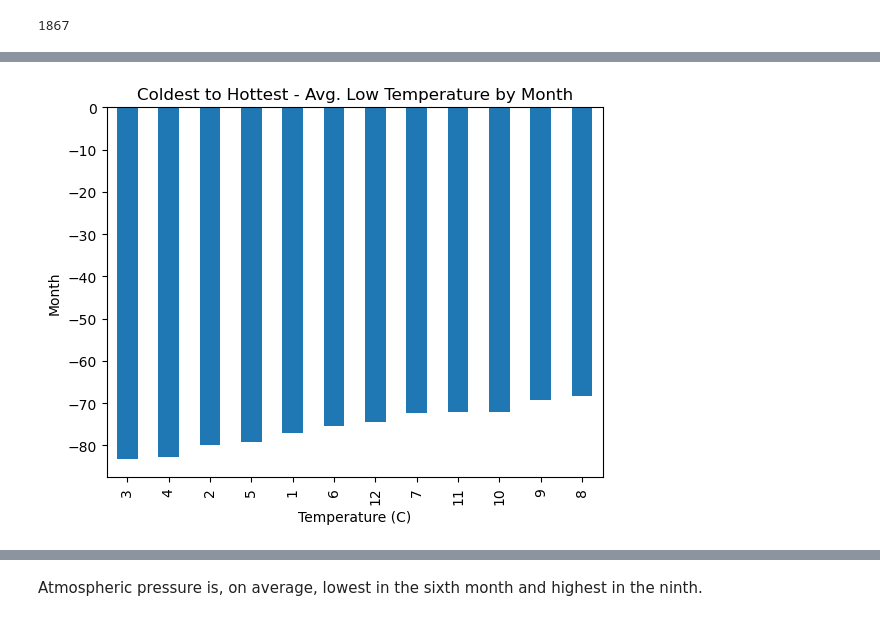
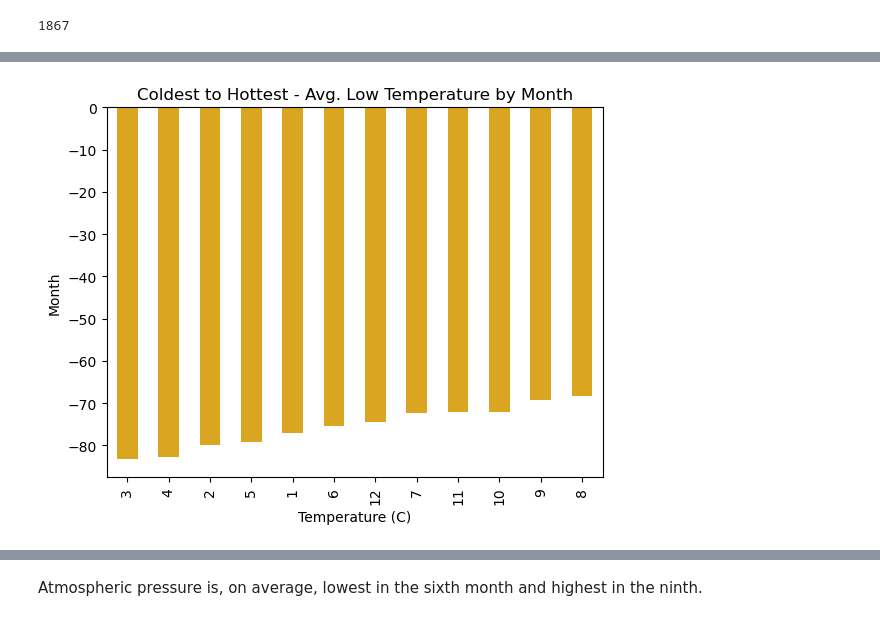
Before and after one commit to gfoley15/datacollection_challenge, a Jupyter notebook: part2/part_2_mars_weather.ipynb, the cells around one changed output, grey strips where cells are left out. Cells and saved outputs as stored; diff of their text form; code cells hidden in the pictures.

```diff
--- a/part2/part_2_mars_weather.ipynb
+++ b/part2/part_2_mars_weather.ipynb
@@ -220,10 +220,10 @@ Name: min_temp, dtype: float64
 # %%
 # Identify the coldest and hottest months in Curiosity's location
 sorted_avg_low_temps = avg_low_temps.sort_values()
-sorted_avg_low_temps.plot(kind = 'bar',
+sorted_avg_low_temps.plot(kind = 'bar', color="goldenrod",
     title="Coldest to Hottest - Avg. Low Temperature by Month",
     xlabel="Temperature (C)",
     ylabel="Month")
 plt.show()
 # %% [output]
-[figure, old version]
+[figure, new version]
```
Also changed, not shown: parts of 7 cells of this notebook, 1 other file.
